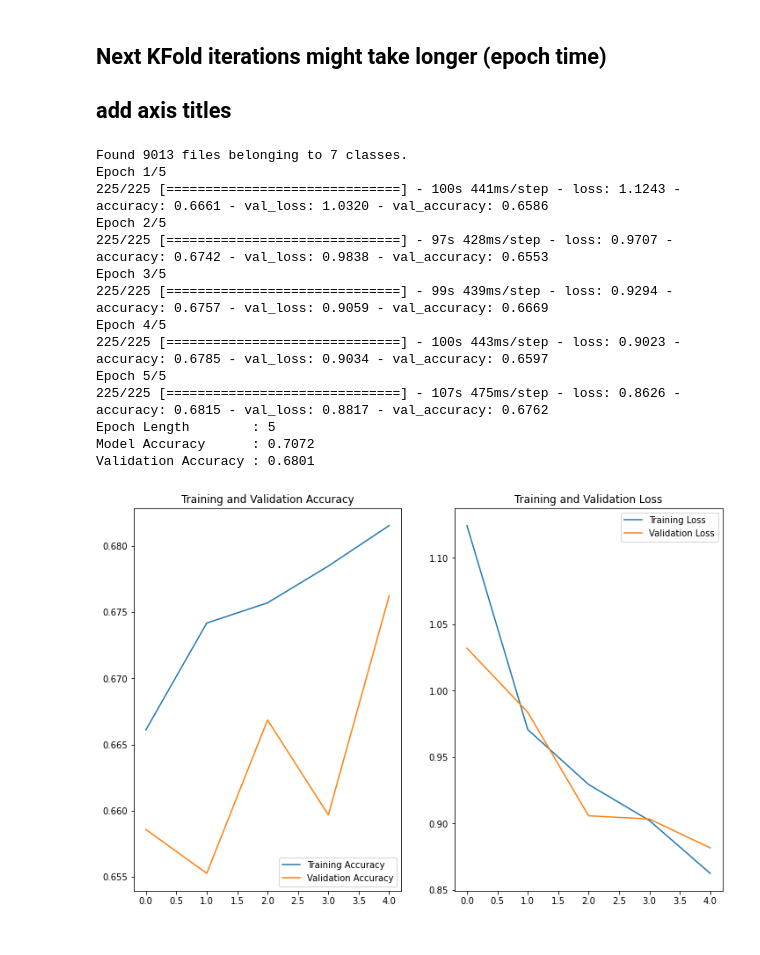
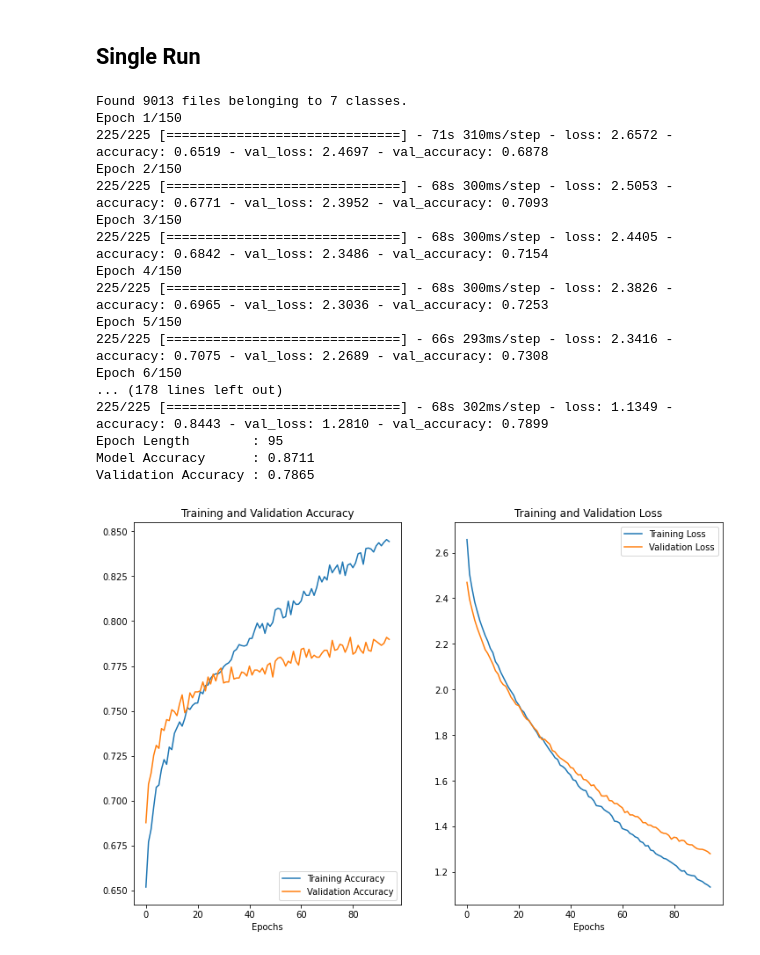
Before and after one commit to gitfolder/capstone, a Jupyter notebook: Code/CNN/CNN.ipynb, the cells around one changed output. Cells and saved outputs as stored; diff of their text form; code cells hidden in the pictures.

Commit message:
Update CNN
CNN Model Adjustments, Creating functions for Filters and Weights, function for Confusion Matrix, first iteration of Ensemble models

```diff
--- a/Code/CNN/CNN.ipynb
+++ b/Code/CNN/CNN.ipynb
@@ -26,0 +46,4 @@ SAVING_ON = True
+# %%
+## Mish Activation Function
+def mish(x):
+    return keras.layers.Lambda(lambda x: x*K.tanh(K.softplus(x)))(x)
@@ -145,9 +322,8 @@ def compile_model(input_shape: tuple, num_classes: int) -> Sequential:
 # %%
 def fit_model(model: Sequential, train_ds: Dataset, test_ds: Dataset,
-              epochs: int=10, augment: str="no_augment", verbose: bool=True):
+              epochs: int=10, augment: str="no_augment", verbose: bool=True) -> None:
     global SAVING_ON
 
-    # explanation of Early Stopping is below in next section(s)
     trigger = callbacks.EarlyStopping(monitor="val_accuracy", mode="max", min_delta=0.001,
                                       patience=15, restore_best_weights=True)
 
@@ -193,12 +486,11 @@ def print_training_history(history: History, epochs: int):
 # %%
-img_size = (450, 600) # keep original size, not 255x255
-epochs = 5
+epochs = 150
 
 start_time = time.time()
 
 image_ds = tf.keras.preprocessing.image_dataset_from_directory(
     IMAGES_PATH_SEPARATED,
-    image_size=img_size,
+    image_size=IMG_SIZE,
     batch_size=32,
     shuffle=True
 )
@@ -216,7 +508,7 @@ total_folds = 5 # 5
 total_size = len(image_ds)
 fold_size = int(total_size / total_folds)
 
-if False:
+if True:
     for i in tqdm(range(0, total_folds)):
         print(" --- KFold Iteration {0} --- ".format(i+1))
         # split data looks strange but all it does
@@ -227,6 +519,9 @@ if False:
         train_d_tail = rest_d.skip(fold_size)
         train_d = train_d_head.concatenate(train_d_tail)
 
+        # Prefetching overlaps data preprocessing and model execution while training.
+        # When model is performing training step, input pipeline is reading data for next step.
+        # This reduces each step time it takes for training and for reading.
         test_d = test_d.prefetch(buffer_size=32)
         train_d = train_d.prefetch(buffer_size=32)
 
@@ -260,3 +641,0 @@ for more information of where went wrong, or file a issue/bug to `tf.keras`.
-# %% [markdown]
-## Next KFold iterations might take longer (epoch time)
-## add axis titles
@@ -263,32 +651,38 @@ for more information of where went wrong, or file a issue/bug to `tf.keras`.
+# %% [markdown]
+## Single Run
 # %%
-image_ds = tf.keras.preprocessing.image_dataset_from_directory(
-    IMAGES_PATH_SEPARATED,
-    image_size=img_size,
-    batch_size=32,
-    shuffle=True
-)
+if True:
+    image_ds = tf.keras.preprocessing.image_dataset_from_directory(
+        IMAGES_PATH_SEPARATED,
+        image_size=IMG_SIZE,
+        batch_size=32,
+        shuffle=True
+    )
 
-epochs = 5
-split = int(len(image_ds)*0.8)
-train_d = image_ds.take(split)
-test_d = image_ds.skip(split)
+    epochs = 150
+    split = int(len(image_ds)*0.8)
+    train_d = image_ds.take(split)
+    test_d = image_ds.skip(split)
 
-model = compile_model(model_input_shape[1:], num_classes)  # todo remove input shape
-fit_model(model, train_d, test_d, epochs, verbose=True,
-          augment="testing_{0}".format(epoches))
+    model = compile_model(model_input_shape[1:], num_classes)  # todo remove input shape
+    fit_model(model, train_d, test_d, epochs, verbose=True,
+              augment="testing_{0}".format(epochs))
 # %% [output]
 Found 9013 files belonging to 7 classes.
-Epoch 1/5
-225/225 [==============================] - 100s 441ms/step - loss: 1.1243 - accuracy: 0.6661 - val_loss: 1.0320 - val_accuracy: 0.6586
-Epoch 2/5
-225/225 [==============================] - 97s 428ms/step - loss: 0.9707 - accuracy: 0.6742 - val_loss: 0.9838 - val_accuracy: 0.6553
-Epoch 3/5
-225/225 [==============================] - 99s 439ms/step - loss: 0.9294 - accuracy: 0.6757 - val_loss: 0.9059 - val_accuracy: 0.6669
-Epoch 4/5
-225/225 [==============================] - 100s 443ms/step - loss: 0.9023 - accuracy: 0.6785 - val_loss: 0.9034 - val_accuracy: 0.6597
-Epoch 5/5
-225/225 [==============================] - 107s 475ms/step - loss: 0.8626 - accuracy: 0.6815 - val_loss: 0.8817 - val_accuracy: 0.6762
-Epoch Length        : 5
-Model Accuracy      : 0.7072
-Validation Accuracy : 0.6801
+Epoch 1/150
+225/225 [==============================] - 71s 310ms/step - loss: 2.6572 - accuracy: 0.6519 - val_loss: 2.4697 - val_accuracy: 0.6878
+Epoch 2/150
+225/225 [==============================] - 68s 300ms/step - loss: 2.5053 - accuracy: 0.6771 - val_loss: 2.3952 - val_accuracy: 0.7093
+Epoch 3/150
+225/225 [==============================] - 68s 300ms/step - loss: 2.4405 - accuracy: 0.6842 - val_loss: 2.3486 - val_accuracy: 0.7154
+Epoch 4/150
+225/225 [==============================] - 68s 300ms/step - loss: 2.3826 - accuracy: 0.6965 - val_loss: 2.3036 - val_accuracy: 0.7253
+Epoch 5/150
+225/225 [==============================] - 66s 293ms/step - loss: 2.3416 - accuracy: 0.7075 - val_loss: 2.2689 - val_accuracy: 0.7308
+Epoch 6/150
+... (178 lines left out)
+225/225 [==============================] - 68s 302ms/step - loss: 1.1349 - accuracy: 0.8443 - val_loss: 1.2810 - val_accuracy: 0.7899
+Epoch Length        : 95
+Model Accuracy      : 0.8711
+Validation Accuracy : 0.7865
-[figure, old version]
+[figure, new version]
```
Also changed, not shown: parts of 36 cells of this notebook.
